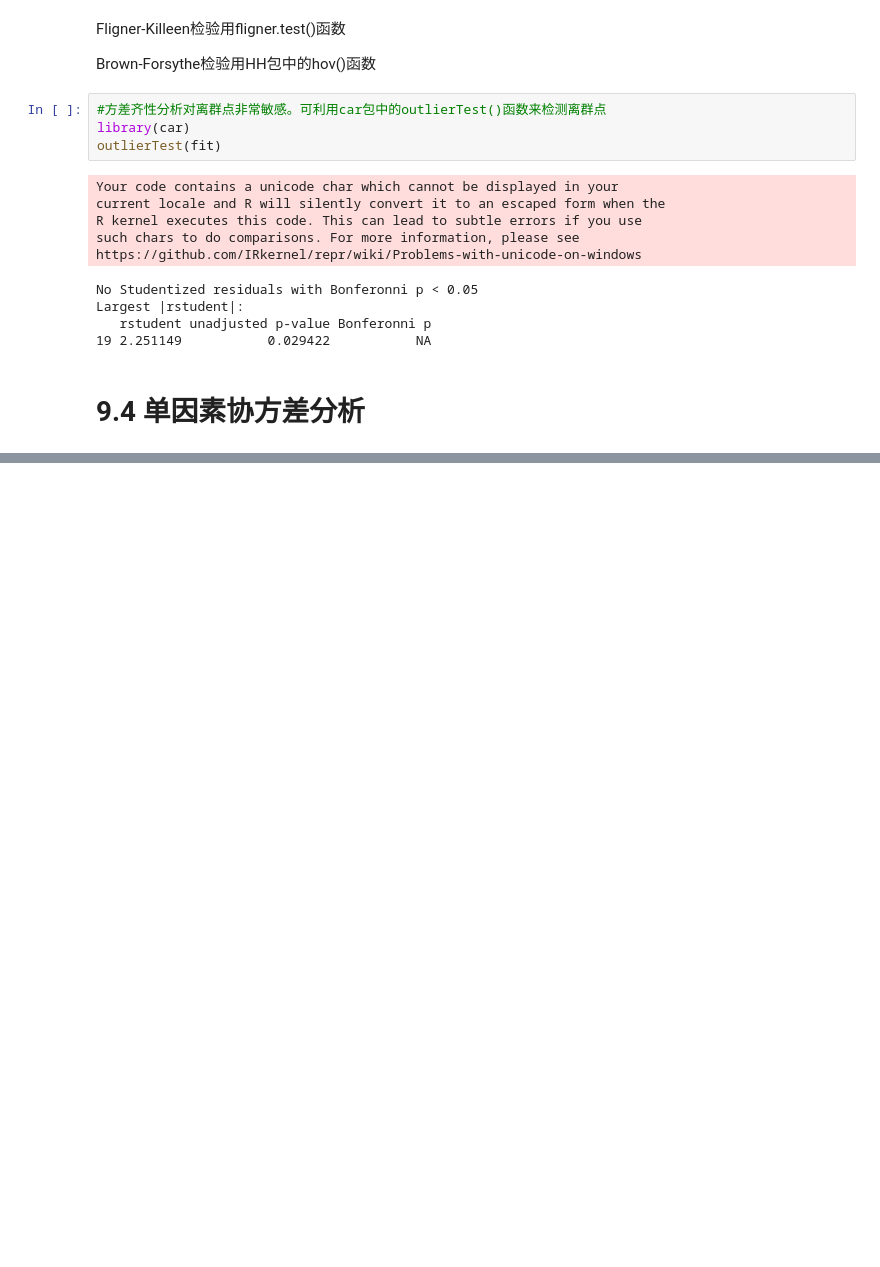
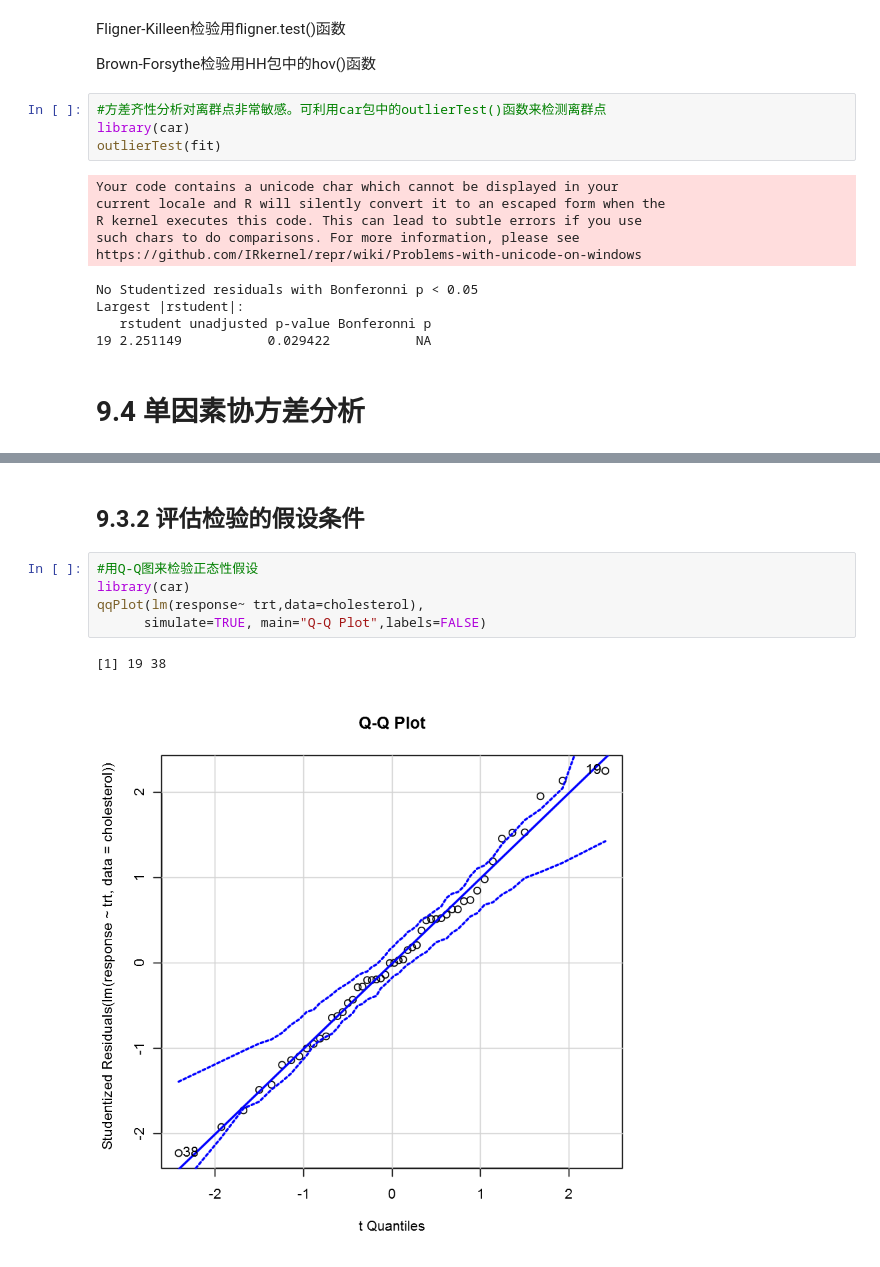
Before and after one commit to xiaowei3223/R-learning, a Jupyter notebook: 9 方差分析.ipynb, the cells around one changed output, grey strips where cells are left out. Drawn from its saved outputs; the diff is of its cells as text; blank space fills up the shorter version.

```diff
--- a/9 方差分析.ipynb
+++ b/9 方差分析.ipynb
@@ -213,0 +334,10 @@ Largest |rstudent|:
+# %% [markdown]
+## 9.3.2 评估检验的假设条件
+# %%
+#用Q-Q图来检验正态性假设
+library(car)
+qqPlot(lm(response~ trt,data=cholesterol),
+      simulate=TRUE, main="Q-Q Plot",labels=FALSE)
+# %% [output]
+[1] 19 38
+[figure, added]
```
Also changed, not shown: parts of 19 cells of this notebook.
